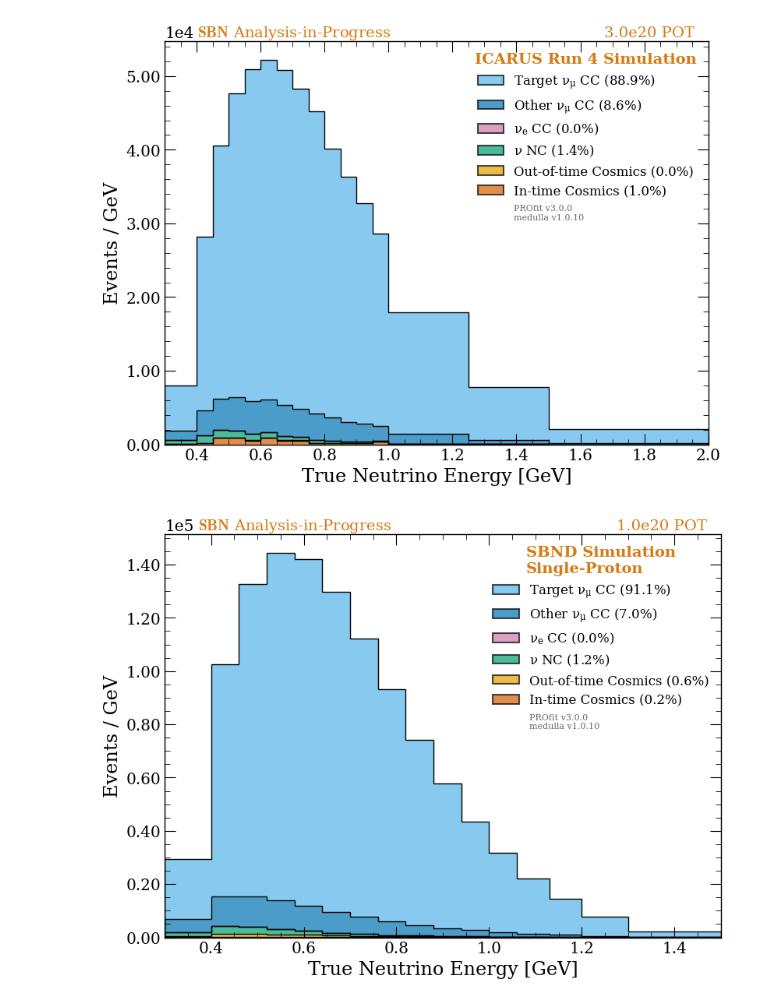
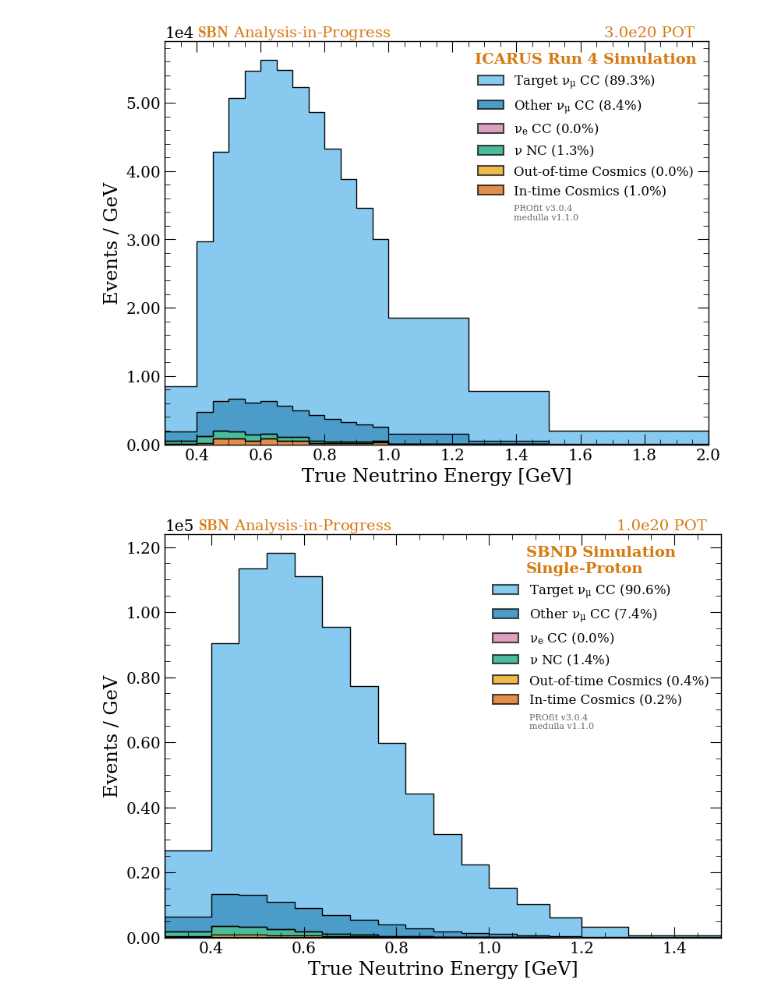
Before and after one commit to justinjmueller/spineosc_analysis, a Jupyter notebook: plotting/signal.ipynb, the cells around one changed output. Cells and saved outputs as stored; diff of their text form; code cells hidden in the pictures.

```diff
--- a/plotting/signal.ipynb
+++ b/plotting/signal.ipynb
@@ -9,7 +9,8 @@ mp.saver.configure(fmt="pdf", dpi=300, rasterized=True, ytick_precision=2)
 use_style("rootlike")
 INPUT = Path('/Users/mueller/Projects/spineosc')
 OUTPUT = Path('/Users/mueller/Projects/spineosc/figures')
-TECHNOTE = Path('/Users/mueller/Projects/spineosc_technote/figures')
+# Staged for review; copy into /Users/mueller/Projects/spineosc_technote/figures once checked.
+TECHNOTE = Path('/Users/mueller/Projects/spineosc/docs/signal_selection_v1.1.0')
 WRITE = True
 # %%
 def map_file(
@@ -296,8 +297,8 @@ cfg = rf"""
 [general]
 input = '{str(INPUT_FILE)}'
 output = '{str(OUTPUT)}'
-code_version = 'v3.0.0'
-selection_version = 'v1.0.10'
+code_version = 'v3.0.4'
+selection_version = 'v1.1.0'
 subchannels = ['Target $\nu_\mu$ CC', 'Other $\nu_\mu$ CC', '$\nu_e$ CC', '$\nu$ NC', 'Out-of-time Cosmics', 'In-time Cosmics']
 detectors = ['SBND Simulation', 'ICARUS Run 2 Simulation', 'ICARUS Run 4 Simulation']
 counter_index = 0
@@ -353,9 +354,9 @@ run(cfg)
 
 if WRITE:
     map = {
-        'hist_0_0_v3.0.0.pdf': 'signal_and_selection/inclusive_selected_byfs_sbnd.pdf',
-        'hist_1_0_v3.0.0.pdf': 'signal_and_selection/inclusive_selected_byfs_icarus_run2.pdf',
-        'hist_2_0_v3.0.0.pdf': 'signal_and_selection/inclusive_selected_byfs_icarus_run4.pdf',
+        'hist_0_0_v3.0.4.pdf': 'signal_and_selection/inclusive_selected_byfs_sbnd.pdf',
+        'hist_1_0_v3.0.4.pdf': 'signal_and_selection/inclusive_selected_byfs_icarus_run2.pdf',
+        'hist_2_0_v3.0.4.pdf': 'signal_and_selection/inclusive_selected_byfs_icarus_run4.pdf',
     }
     map_file(
         figure_directory=TECHNOTE,
@@ -369,8 +370,8 @@ cfg = rf"""
 [general]
 input = '{str(INPUT_FILE)}'
 output = '{str(OUTPUT)}'
-code_version = 'v3.0.0'
-selection_version = 'v1.0.10'
+code_version = 'v3.0.4'
+selection_version = 'v1.1.0'
 subchannels = ['Target $\nu_\mu$ CC', 'Other $\nu_\mu$ CC', '$\nu_e$ CC', '$\nu$ NC', 'Out-of-time Cosmics', 'In-time Cosmics']
 channels = ['Single-Proton', 'Multi-Proton']
 detectors = ['SBND Simulation', 'ICARUS Run 2 Simulation', 'ICARUS Run 4 Simulation']
@@ -427,9 +428,9 @@ run(cfg)
 
 if WRITE:
     map = {
-        'hist_0_0_v3.0.0.pdf': 'signal_and_selection/exclusive_ccqe_selected_byfs_sbnd.pdf',
-        'hist_1_0_v3.0.0.pdf': 'signal_and_selection/exclusive_ccqe_selected_byfs_icarus_run2.pdf',
-        'hist_2_0_v3.0.0.pdf': 'signal_and_selection/exclusive_ccqe_selected_byfs_icarus_run4.pdf',
+        'hist_0_0_v3.0.4.pdf': 'signal_and_selection/exclusive_ccqe_selected_byfs_sbnd.pdf',
+        'hist_1_0_v3.0.4.pdf': 'signal_and_selection/exclusive_ccqe_selected_byfs_icarus_run2.pdf',
+        'hist_2_0_v3.0.4.pdf': 'signal_and_selection/exclusive_ccqe_selected_byfs_icarus_run4.pdf',
     }
     map_file(
         figure_directory=TECHNOTE,
@@ -441,8 +442,8 @@ cfg = rf"""
 [general]
 input = '{str(INPUT_FILE)}'
 output = '{str(OUTPUT)}'
-code_version = 'v3.0.0'
-selection_version = 'v1.0.10'
+code_version = 'v3.0.4'
+selection_version = 'v1.1.0'
 subchannels = ['Target $\nu_\mu$ CC', 'Other $\nu_\mu$ CC', '$\nu_e$ CC', '$\nu$ NC', 'Out-of-time Cosmics', 'In-time Cosmics']
 channels = ['Single-Proton', 'Multi-Proton']
 detectors = ['SBND Simulation', 'ICARUS Run 2 Simulation', 'ICARUS Run 4 Simulation']
@@ -499,9 +500,9 @@ run(cfg)
 
 if WRITE:
     map = {
-        'hist_0_0_v3.0.0.pdf': 'signal_and_selection/exclusive_multiproton_selected_byfs_sbnd.pdf',
-        'hist_1_0_v3.0.0.pdf': 'signal_and_selection/exclusive_multiproton_selected_byfs_icarus_run2.pdf',
-        'hist_2_0_v3.0.0.pdf': 'signal_and_selection/exclusive_multiproton_selected_byfs_icarus_run4.pdf',
+        'hist_0_0_v3.0.4.pdf': 'signal_and_selection/exclusive_multiproton_selected_byfs_sbnd.pdf',
+        'hist_1_0_v3.0.4.pdf': 'signal_and_selection/exclusive_multiproton_selected_byfs_icarus_run2.pdf',
+        'hist_2_0_v3.0.4.pdf': 'signal_and_selection/exclusive_multiproton_selected_byfs_icarus_run4.pdf',
     }
     map_file(
         figure_directory=TECHNOTE,
@@ -523,2 +524,2 @@ Renamed /Users/mueller/Projects/spineosc/figures/hist_2_0_v3.0.0.pdf to /Users/m
-[figure, old version]
+[figure, new version]
-[figure, old version]
+[figure, new version]
```
Also changed, not shown: parts of 2 cells of this notebook, 3 other files.
